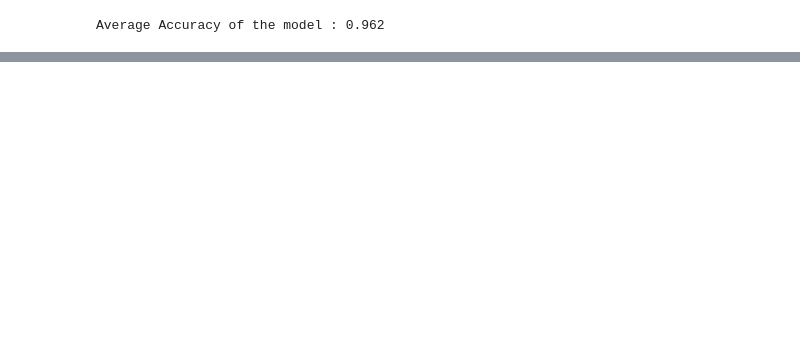
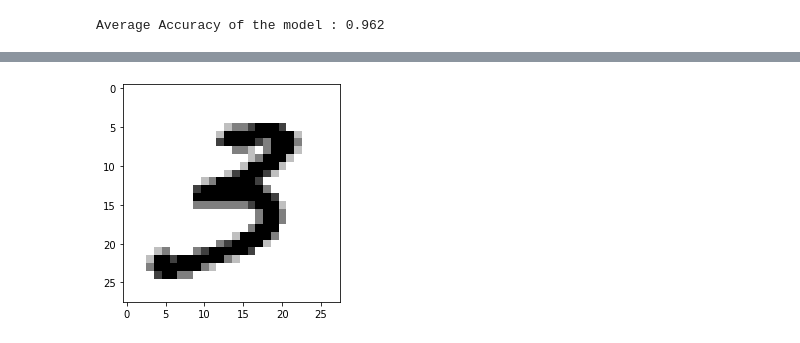
Before and after one commit to AnirudhAchal/Digit-Recognizer, a Jupyter notebook: Notebooks/Digit Recognizer.ipynb, the cells around one changed output, grey strips where cells are left out. Drawn from its saved outputs; the diff is of its cells as text; code cells hidden in the pictures; blank space fills up the shorter version.

```diff
--- a/Notebooks/Digit Recognizer.ipynb
+++ b/Notebooks/Digit Recognizer.ipynb
@@ -105,8 +105,8 @@ train_X = train_df.loc[:, 'pixel0':].to_numpy()
 train_y = train_df.loc[:, 'label'].to_numpy().reshape(-1,1).ravel()
 test_X = test_df.to_numpy()
 # %%
-#train_X = np.divide(train_X, 255)
-#test_X = np.divide(test_X, 255)
+train_X = np.divide(train_X, 255)
+test_X = np.divide(test_X, 255)
 # %%
 print(train_X.shape)
 print(train_y.shape)
@@ -223,0 +251,5 @@ Average Accuracy of the model : 0.963
+# %%
+X_train, X_test, y_train, y_test = train_test_split(train_X, train_y, test_size = 0.2)
+X_train = X_train.reshape(-1, 28, 28)
+X_test = X_test.reshape(-1, 28, 28)
+X = test_X.reshape(-1, 28, 28)
@@ -223,0 +273,8 @@ Average Accuracy of the model : 0.963
+# %%
+def print_image(image):
+    plt.imshow(image, cmap = plt.cm.binary)
+    plt.show()
+# %%
+print_image(X_train[0])
+# %% [output]
+[figure, added]
```
Also changed, not shown: parts of 16 cells of this notebook, 15 other files.
